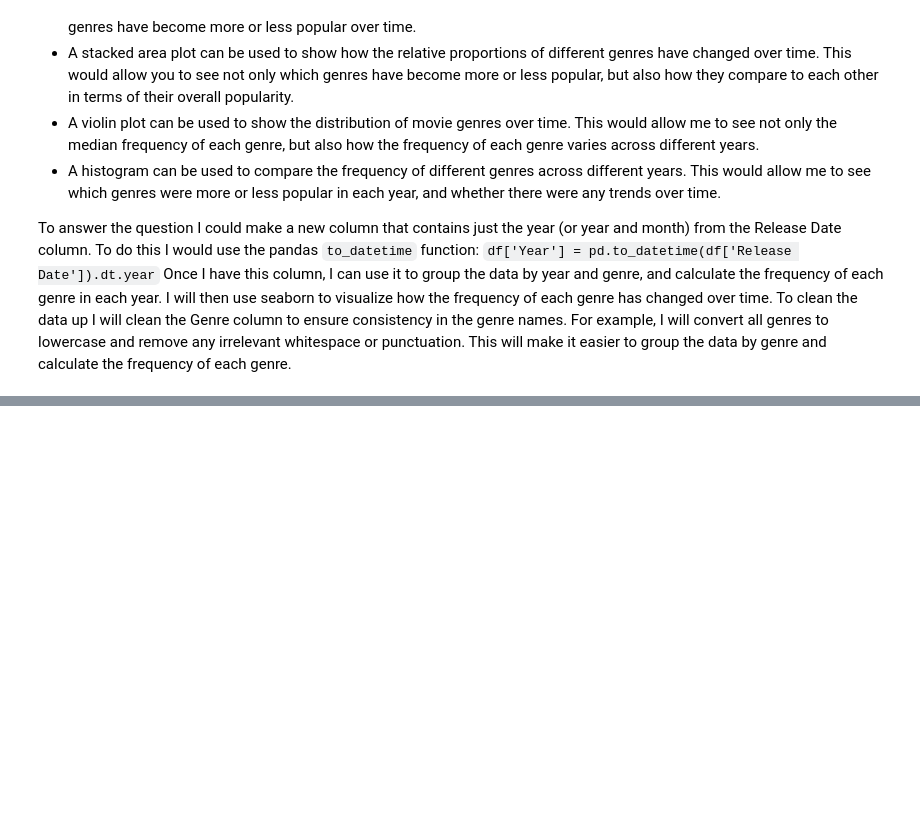
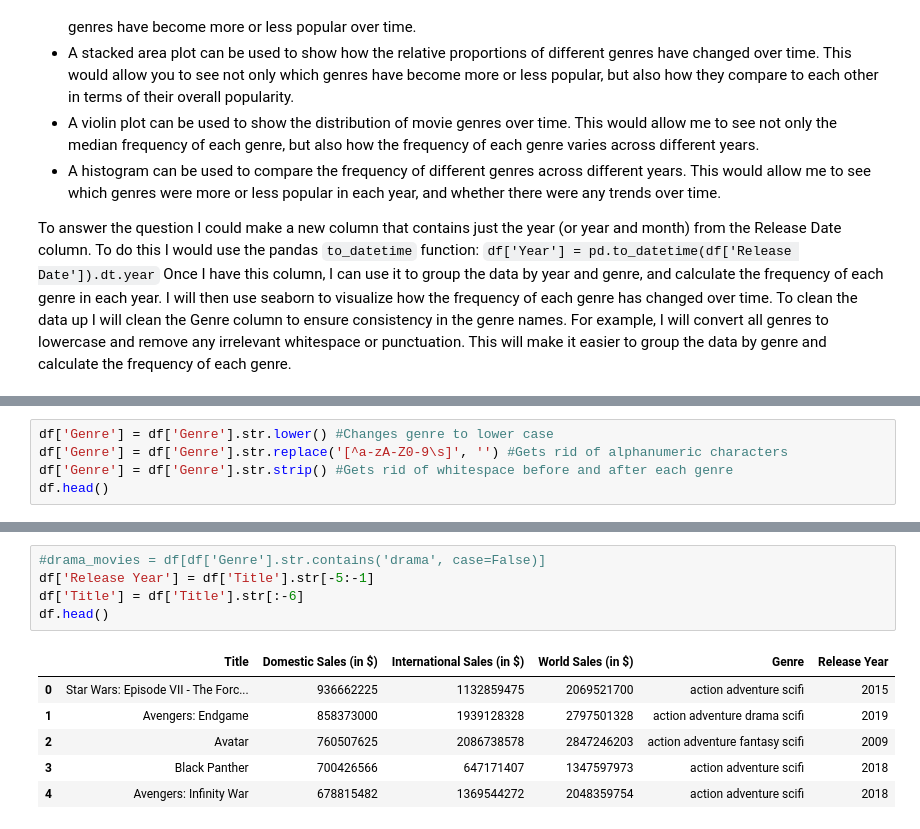
Before and after one commit to ubco-W2022T2-data301/project-group-group52, a Jupyter notebook: analysis/analysis1.ipynb, the cells around one changed output, grey strips where cells are left out. Saved outputs shown, nothing was run; the diff lists cells and outputs as text; blank space fills up the shorter version.

```diff
--- a/analysis/analysis1.ipynb
+++ b/analysis/analysis1.ipynb
@@ -55,0 +60,5 @@ To clean the data up I will clean the Genre column to ensure consistency in the
+# %%
+df['Genre'] = df['Genre'].str.lower() #Changes genre to lower case
+df['Genre'] = df['Genre'].str.replace('[^a-zA-Z0-9\s]', '') #Gets rid of alphanumeric characters
+df['Genre'] = df['Genre'].str.strip() #Gets rid of whitespace before and after each genre
+df.head()
@@ -55,0 +72,12 @@ To clean the data up I will clean the Genre column to ensure consistency in the
+# %%
+#drama_movies = df[df['Genre'].str.contains('drama', case=False)]
+df['Release Year'] = df['Title'].str[-5:-1]
+df['Title'] = df['Title'].str[:-6]
+df.head()
+# %% [output]
+|  | Title | Domestic Sales (in $) | International Sales (in $) | World Sales (in $) | Genre | Release Year |
+| 0 | Star Wars: Episode VII - The Forc... | 936662225 | 1132859475 | 2069521700 | action adventure scifi | 2015 |
+| 1 | Avengers: Endgame | 858373000 | 1939128328 | 2797501328 | action adventure drama scifi | 2019 |
+| 2 | Avatar | 760507625 | 2086738578 | 2847246203 | action adventure fantasy scifi | 2009 |
+| 3 | Black Panther | 700426566 | 647171407 | 1347597973 | action adventure scifi | 2018 |
+| 4 | Avengers: Infinity War | 678815482 | 1369544272 | 2048359754 | action adventure scifi | 2018 |
```
Also changed, not shown: parts of 8 cells of this notebook, 4 other files.
